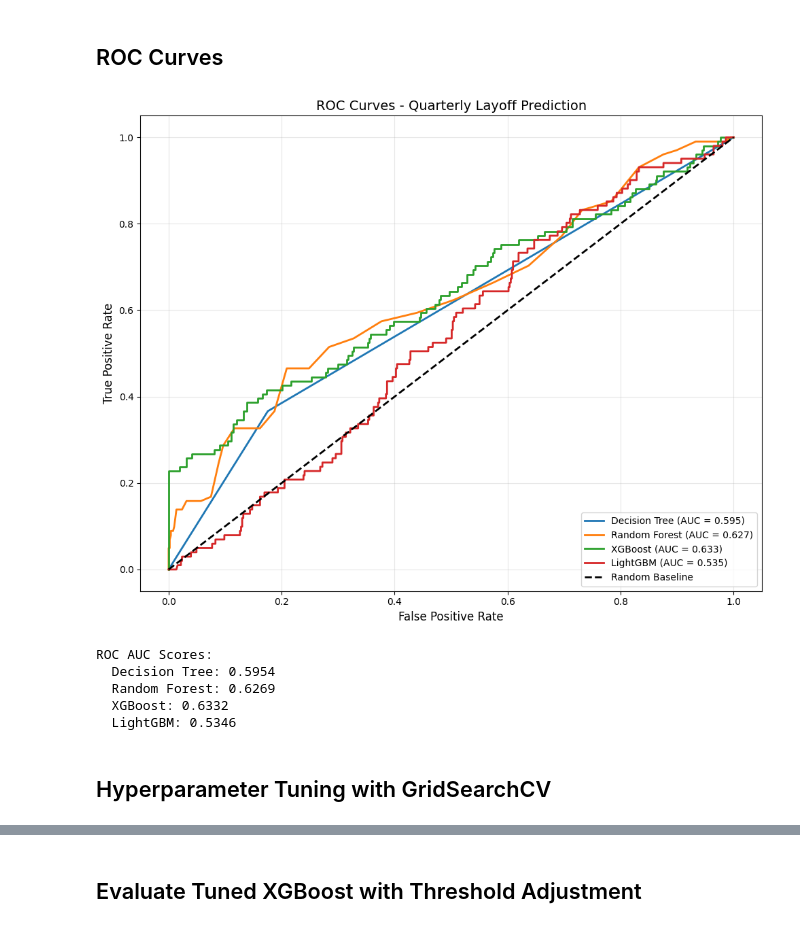
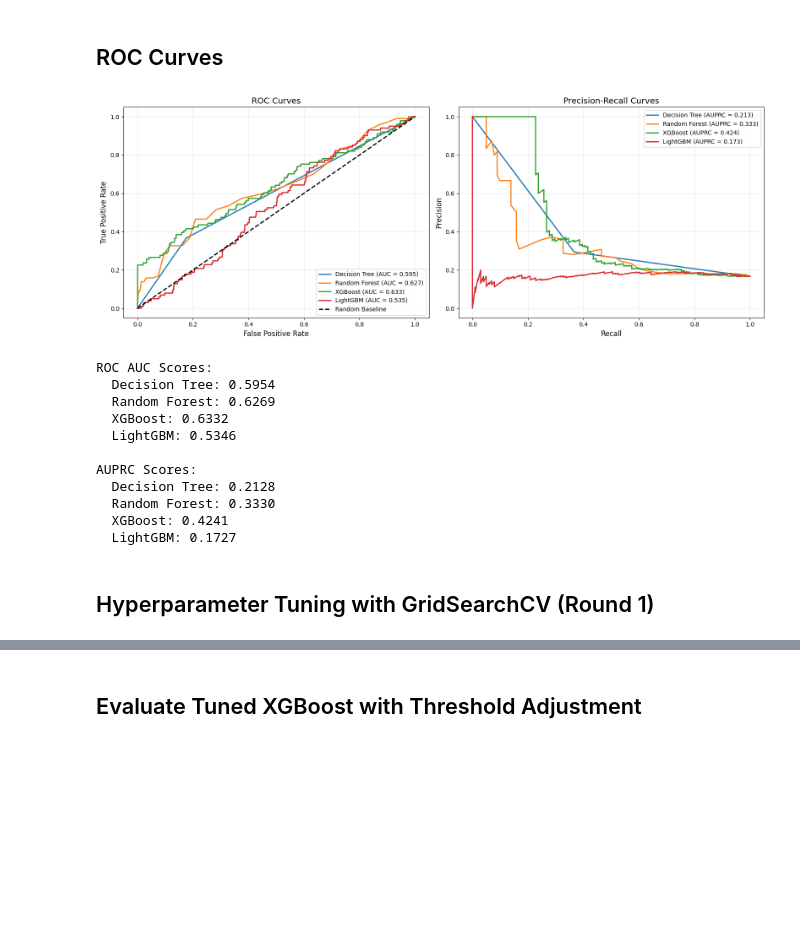
Before and after one commit to lixiaohua-neu/companies-layoff-prediction, a Jupyter notebook: notebooks/layoff_modeling.ipynb, the cells around one changed output, grey strips where cells are left out. Saved outputs shown, nothing was run; the diff lists cells and outputs as text; code cells hidden in the pictures; blank space fills up the shorter version.

```diff
--- a/notebooks/layoff_modeling.ipynb
+++ b/notebooks/layoff_modeling.ipynb
@@ -379,54 +403,85 @@ Best Recall: Decision Tree
 # %% [markdown]
 ## ROC Curves
 # %%
-# ROC Curves for Model Comparison
-
-from sklearn.metrics import roc_curve, auc
+from sklearn.metrics import roc_curve, auc, precision_recall_curve, average_precision_score
 
 y_test_proba_dt = dt_model.predict_proba(X_test_scaled)[:, 1]
 y_test_proba_rf = rf_model.predict_proba(X_test_scaled)[:, 1]
 y_test_proba_xgb = xgb_model.predict_proba(X_test_scaled)[:, 1]
 y_test_proba_lgbm = lgbm_model.predict_proba(X_test_scaled)[:, 1]
 
 fpr_dt, tpr_dt, _ = roc_curve(y_test, y_test_proba_dt)
 fpr_rf, tpr_rf, _ = roc_curve(y_test, y_test_proba_rf)
 fpr_xgb, tpr_xgb, _ = roc_curve(y_test, y_test_proba_xgb)
 fpr_lgbm, tpr_lgbm, _ = roc_curve(y_test, y_test_proba_lgbm)
 
 auc_dt = auc(fpr_dt, tpr_dt)
 auc_rf = auc(fpr_rf, tpr_rf)
 auc_xgb = auc(fpr_xgb, tpr_xgb)
 auc_lgbm = auc(fpr_lgbm, tpr_lgbm)
 
-plt.figure(figsize=(10, 8))
-plt.plot(fpr_dt, tpr_dt, label=f'Decision Tree (AUC = {auc_dt:.3f})', linewidth=2)
-plt.plot(fpr_rf, tpr_rf, label=f'Random Forest (AUC = {auc_rf:.3f})', linewidth=2)
-plt.plot(fpr_xgb, tpr_xgb, label=f'XGBoost (AUC = {auc_xgb:.3f})', linewidth=2)
-plt.plot(fpr_lgbm, tpr_lgbm, label=f'LightGBM (AUC = {auc_lgbm:.3f})', linewidth=2)
-plt.plot([0, 1], [0, 1], 'k--', linewidth=2, label='Random Baseline')
+precision_dt, recall_dt, _ = precision_recall_curve(y_test, y_test_proba_dt)
+precision_rf, recall_rf, _ = precision_recall_curve(y_test, y_test_proba_rf)
+precision_xgb, recall_xgb, _ = precision_recall_curve(y_test, y_test_proba_xgb)
+precision_lgbm, recall_lgbm, _ = precision_recall_curve(y_test, y_test_proba_lgbm)
 
-plt.xlabel('False Positive Rate', fontsize=12)
-plt.ylabel('True Positive Rate', fontsize=12)
-plt.title('ROC Curves - Quarterly Layoff Prediction', fontsize=14)
-plt.legend(loc='lower right', fontsize=10)
-plt.grid(alpha=0.3)
+auprc_dt = average_precision_score(y_test, y_test_proba_dt)
+auprc_rf = average_precision_score(y_test, y_test_proba_rf)
+auprc_xgb = average_precision_score(y_test, y_test_proba_xgb)
+auprc_lgbm = average_precision_score(y_test, y_test_proba_lgbm)
+
+fig, axes = plt.subplots(1, 2, figsize=(16, 6))
+
+axes[0].plot(fpr_dt, tpr_dt, label=f'Decision Tree (AUC = {auc_dt:.3f})', linewidth=2)
+axes[0].plot(fpr_rf, tpr_rf, label=f'Random Forest (AUC = {auc_rf:.3f})', linewidth=2)
+axes[0].plot(fpr_xgb, tpr_xgb, label=f'XGBoost (AUC = {auc_xgb:.3f})', linewidth=2)
+axes[0].plot(fpr_lgbm, tpr_lgbm, label=f'LightGBM (AUC = {auc_lgbm:.3f})', linewidth=2)
+axes[0].plot([0, 1], [0, 1], 'k--', linewidth=2, label='Random Baseline')
+axes[0].set_xlabel('False Positive Rate', fontsize=12)
+axes[0].set_ylabel('True Positive Rate', fontsize=12)
+axes[0].set_title('ROC Curves', fontsize=14)
+axes[0].legend(loc='lower right', fontsize=10)
+axes[0].grid(alpha=0.3)
+
+axes[1].plot(recall_dt, precision_dt, label=f'Decision Tree (AUPRC = {auprc_dt:.3f})', linewidth=2)
+axes[1].plot(recall_rf, precision_rf, label=f'Random Forest (AUPRC = {auprc_rf:.3f})', linewidth=2)
+axes[1].plot(recall_xgb, precision_xgb, label=f'XGBoost (AUPRC = {auprc_xgb:.3f})', linewidth=2)
+axes[1].plot(recall_lgbm, precision_lgbm, label=f'LightGBM (AUPRC = {auprc_lgbm:.3f})', linewidth=2)
+axes[1].set_xlabel('Recall', fontsize=12)
+axes[1].set_ylabel('Precision', fontsize=12)
+axes[1].set_title('Precision-Recall Curves', fontsize=14)
+axes[1].legend(loc='best', fontsize=10)
+axes[1].grid(alpha=0.3)
+
 plt.tight_layout()
-plt.savefig('../outputs/roc_curves_quarterly.png', dpi=300, bbox_inches='tight')
+plt.savefig('../outputs/roc_pr_curves_quarterly.png', dpi=300, bbox_inches='tight')
 plt.show()
 
-print(f"ROC AUC Scores:")
+print(f"\nROC AUC Scores:")
 print(f"  Decision Tree: {auc_dt:.4f}")
 print(f"  Random Forest: {auc_rf:.4f}")
 print(f"  XGBoost: {auc_xgb:.4f}")
 print(f"  LightGBM: {auc_lgbm:.4f}")
+
+print(f"\nAUPRC Scores:")
+print(f"  Decision Tree: {auprc_dt:.4f}")
+print(f"  Random Forest: {auprc_rf:.4f}")
+print(f"  XGBoost: {auprc_xgb:.4f}")
+print(f"  LightGBM: {auprc_lgbm:.4f}")
 # %% [output]
-[figure, old version]
+[figure, new version]
 ROC AUC Scores:
   Decision Tree: 0.5954
   Random Forest: 0.6269
   XGBoost: 0.6332
   LightGBM: 0.5346
+
+AUPRC Scores:
+  Decision Tree: 0.2128
+  Random Forest: 0.3330
+  XGBoost: 0.4241
+  LightGBM: 0.1727
 # %% [markdown]
-## Hyperparameter Tuning with GridSearchCV
+## Hyperparameter Tuning with GridSearchCV (Round 1)
 # %%
 from sklearn.model_selection import GridSearchCV
```
Also changed, not shown: parts of 12 cells of this notebook, 8 other files.
